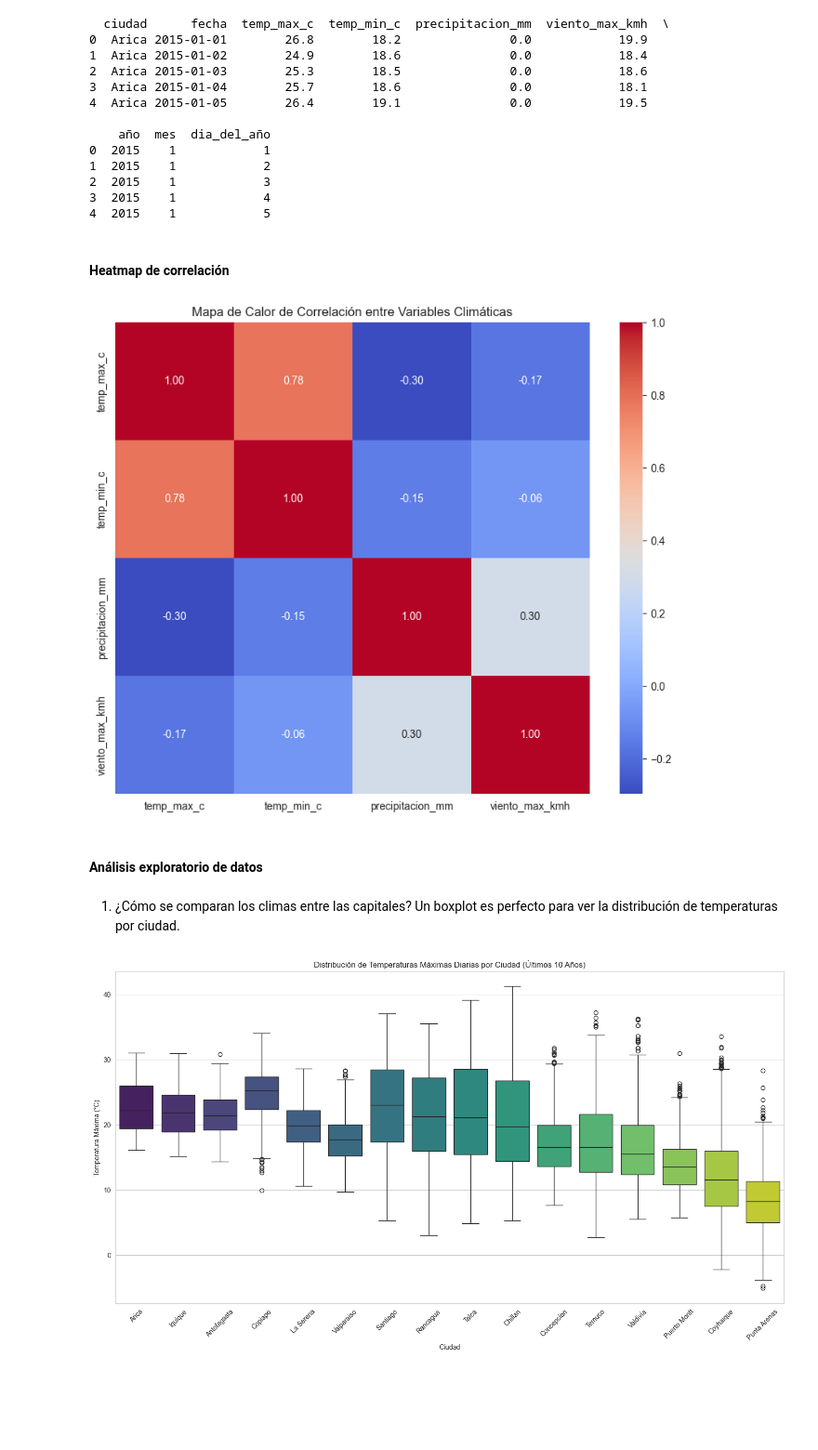
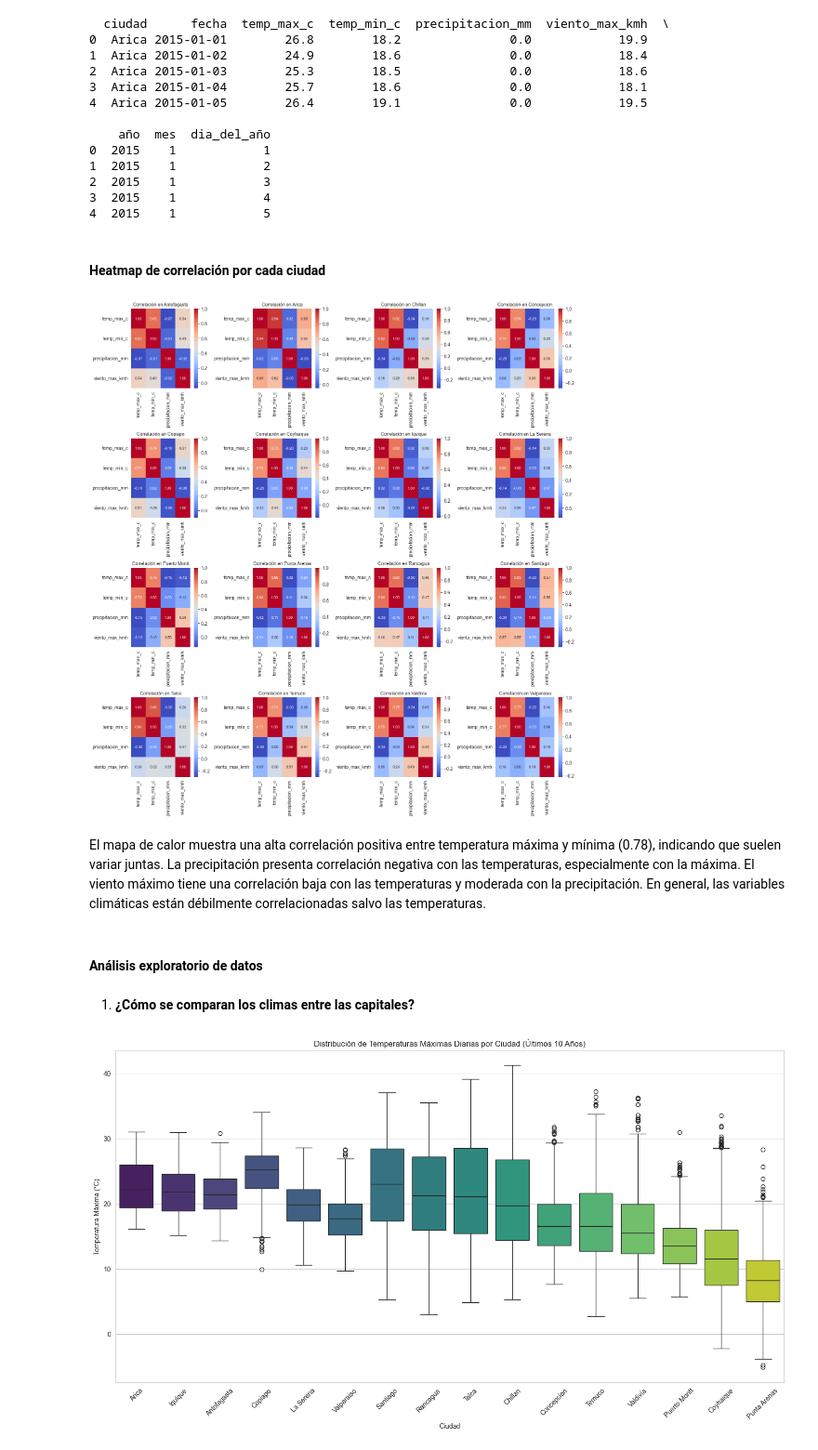
Before and after one commit to Ricardouchub/Proyecto-clima-Chile-API-dashboard, a Jupyter notebook: Notebook.ipynb, the cells around one changed output. Shown at 93% size. Saved outputs shown, nothing was run; the diff lists cells and outputs as text; code cells hidden in the pictures; blank space fills up the shorter version.

```diff
--- a/Notebook.ipynb
+++ b/Notebook.ipynb
@@ -129,24 +132,61 @@ print(df.head())
 3  2015    1            4
 4  2015    1            5
 # %% [markdown]
-#### Heatmap de correlación
+#### Heatmap de correlación por cada ciudad
-# %%
-# Seleccionar solo columnas numéricas
-df_numeric = df[['temp_max_c', 'temp_min_c', 'precipitacion_mm', 'viento_max_kmh']]
-
-# Calcular la matriz de correlación
-correlation_matrix = df_numeric.corr()
-
-# Graficar el heatmap de correlación
-plt.figure(figsize=(10, 8))
-sns.heatmap(correlation_matrix, annot=True, cmap='coolwarm', fmt=".2f")
-plt.title('Mapa de Calor de Correlación entre Variables Climáticas')
-plt.show()
-# %% [output]
-[figure, removed]
+# %%
+# Lista de ciudades únicas
+ciudades = sorted(df['ciudad'].unique())
+num_ciudades = len(ciudades)
+
+#  Configuración
+cols = 4
+rows = math.ceil(num_ciudades / cols)
+
+# Crea la figura y los ejes (subplots) para la grilla
+# figsize controla el tamaño total de la imagen
+fig, axes = plt.subplots(rows, cols, figsize=(15, rows * 4))
+# 'axes.flatten()' convierte la matriz de ejes (ej. 4x4) en una lista simple para iterar fácilmente
+axes = axes.flatten()
+
+# Bucle para generar cada heatmap
+for i, ciudad in enumerate(ciudades):
+    ax = axes[i] # Selecciona el subplot actual
+
+    # Filtra el DataFrame para la ciudad actual
+    df_ciudad = df[df['ciudad'] == ciudad]
+
+    # Selecciona solo las columnas numéricas
+    df_numeric = df_ciudad[['temp_max_c', 'temp_min_c', 'precipitacion_mm', 'viento_max_kmh']]
+
+    # Calcula la matriz de correlación
+    correlation_matrix = df_numeric.corr()
+
+    # Dibuja el heatmap en el subplot 'ax'
+    sns.heatmap(
+        correlation_matrix,
+        ax=ax,
+        annot=True,
+        cmap='coolwarm',
+        fmt=".2f",
+        annot_kws={"size": 8}
+    )
+
+    # Añade el título a cada subgráfico
+    ax.set_title(f'Correlación en {ciudad}', fontsize=10)
+
+# Ajusta los ejes restantes si hay menos ciudades que subgráficos
+for i in range(num_ciudades, len(axes)):
+    axes[i].set_visible(False)
+
+# Ajusta el layout para evitar superposiciones
+plt.tight_layout()
+plt.show()
+# %% [output]
+[figure, added]
+# %% [markdown]
+El mapa de calor muestra una alta correlación positiva entre temperatura máxima y mínima (0.78), indicando que suelen variar juntas. La precipitación presenta correlación negativa con las temperaturas, especialmente con la máxima. El viento máximo tiene una correlación baja con las temperaturas y moderada con la precipitación. En general, las variables climáticas están débilmente correlacionadas salvo las temperaturas.
 # %% [markdown]
 #### Análisis exploratorio de datos
 # %% [markdown]
-1. ¿Cómo se comparan los climas entre las capitales?
-Un boxplot es perfecto para ver la distribución de temperaturas por ciudad.
+1. **¿Cómo se comparan los climas entre las capitales?**
 # %%
```
Also changed, not shown: parts of 16 cells of this notebook.
